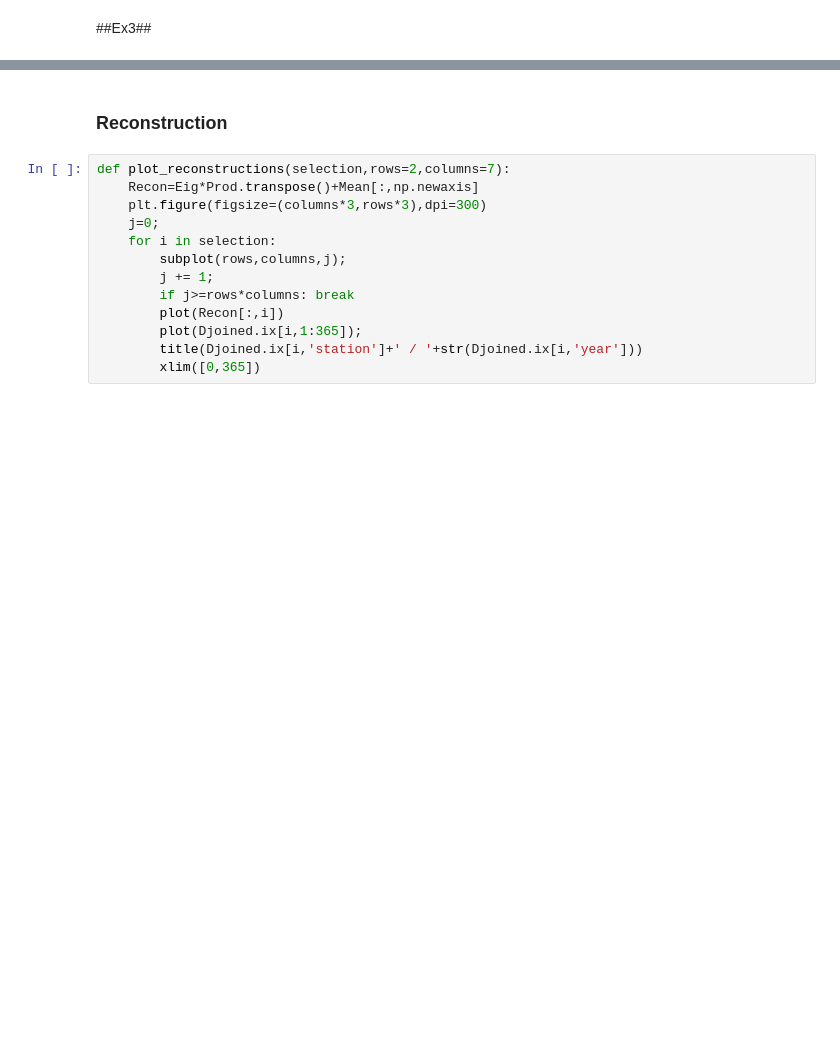
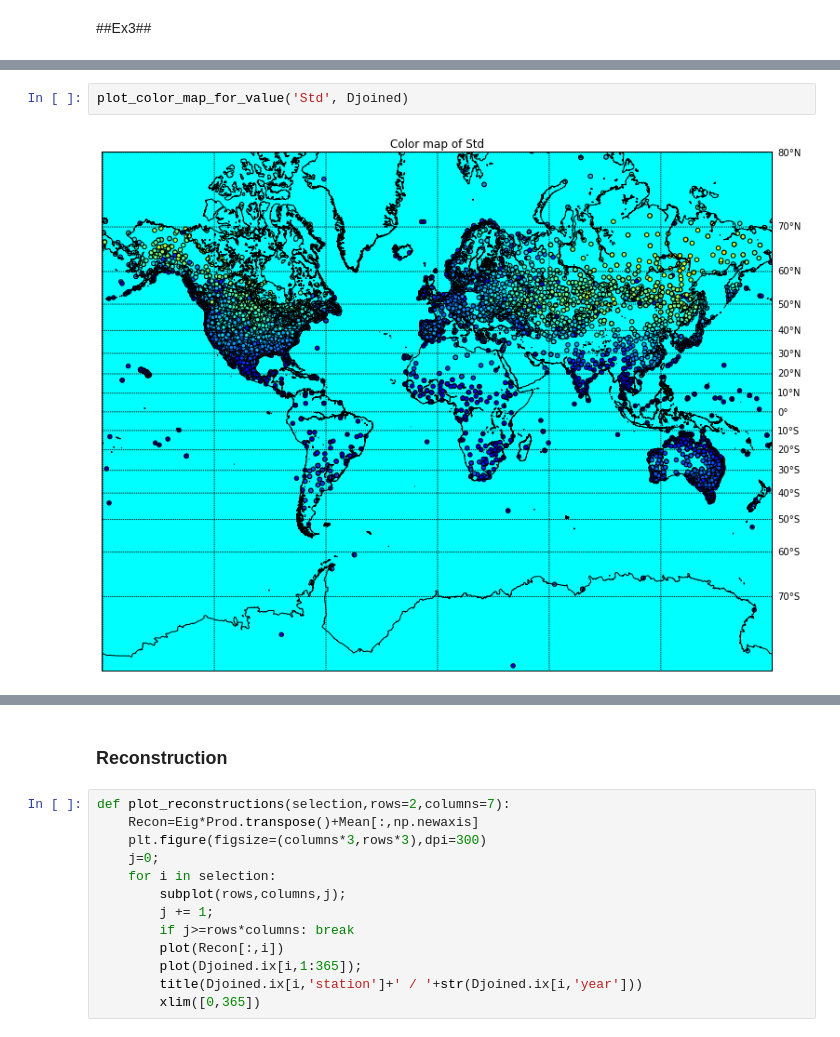
Before and after one commit to lge88/UCSD_BigData, a Jupyter notebook: notebooks/weather/Weather Analysis.ipynb, the cells around one changed output, grey strips where cells are left out. Saved outputs shown, nothing was run; the diff lists cells and outputs as text; blank space fills up the shorter version.

```diff
--- a/notebooks/weather/Weather Analysis.ipynb
+++ b/notebooks/weather/Weather Analysis.ipynb
@@ -799,0 +738,4 @@ plot_color_map_for_value('Mean', Djoined)
+# %%
+plot_color_map_for_value('Std', Djoined)
+# %% [output]
+[figure, added]
```
Also changed, not shown: parts of 17 cells of this notebook, 1 other file.
